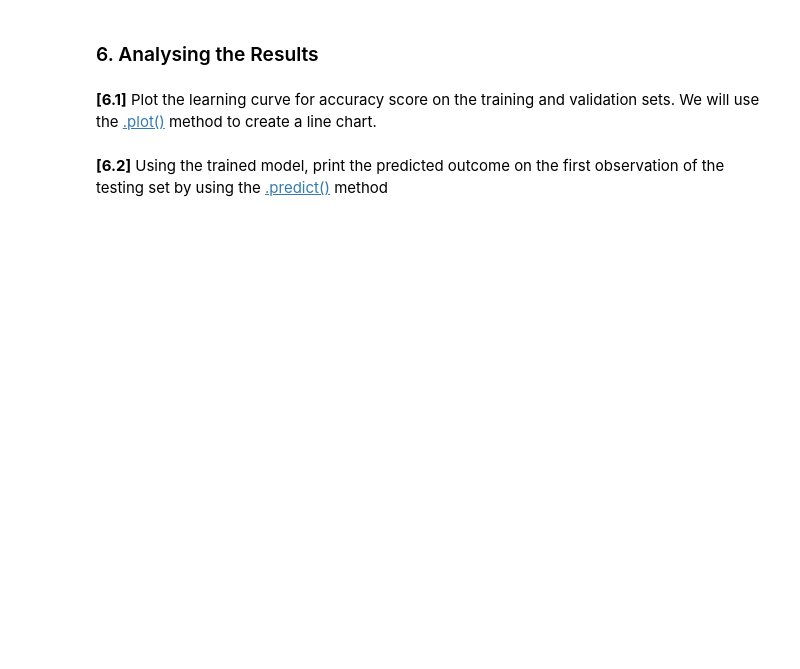
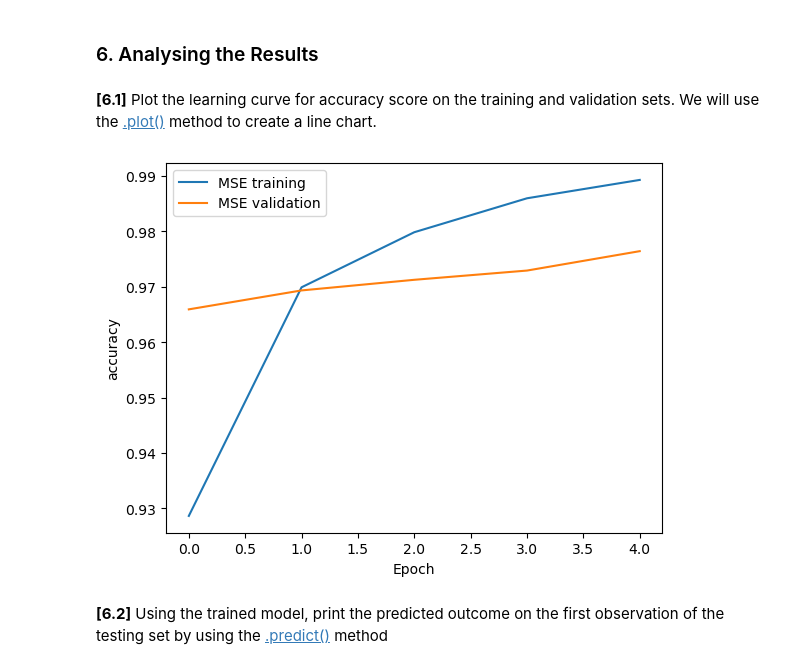
Before and after one commit to reasmey-tith/adv_mla_lab_8, a Jupyter notebook: notebooks/36120_Lab8_Ex2_Solutions.ipynb, the cells around one changed output. Drawn from its saved outputs; the diff is of its cells as text; code cells hidden in the pictures; blank space fills up the shorter version.

```diff
--- a/notebooks/36120_Lab8_Ex2_Solutions.ipynb
+++ b/notebooks/36120_Lab8_Ex2_Solutions.ipynb
@@ -277,10 +280,13 @@ model.evaluate(X_test, y_test)
 # %%
 # Solution
 plt.plot(history.history['accuracy'], label='MSE training')
 plt.plot(history.history['val_accuracy'], label='MSE validation')
+plt.legend(loc="upper left")
 plt.ylabel('accuracy')
 plt.xlabel('Epoch')
 plt.show()
+# %% [output]
+[figure, added]
 # %% [markdown]
 **[6.2]** Using the trained model, print the predicted outcome on the first observation of the testing set by using the [.predict()](https://www.tensorflow.org/api_docs/python/tf/keras/Model#predict) method
 # %%
```
Also changed, not shown: parts of 6 cells of this notebook, 2 other files.
